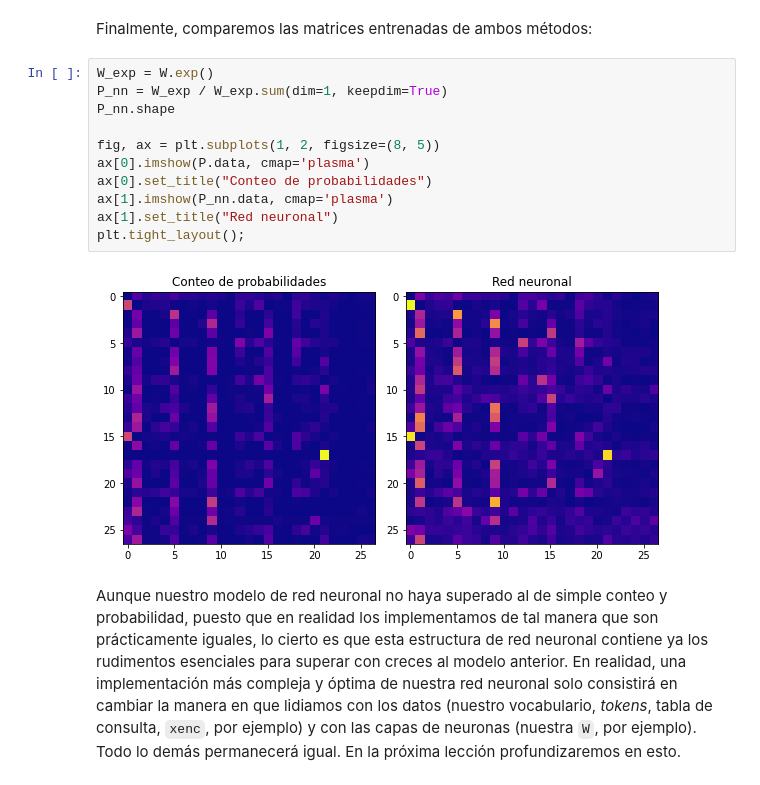
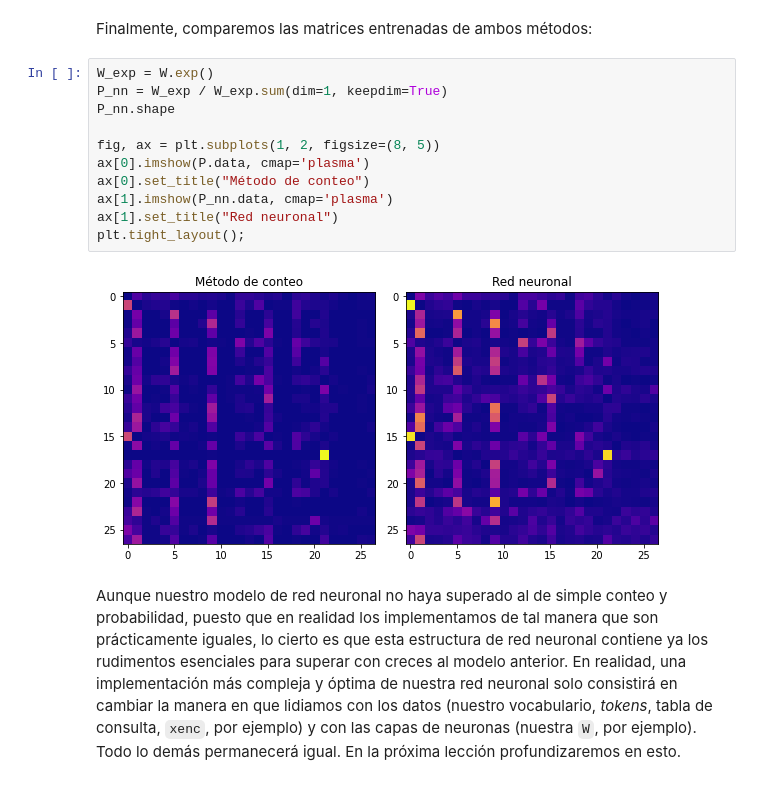
Before and after one commit to DanteNoguez/dantenoguez.github.io, a Jupyter notebook: ensayos/_build/jupyter_execute/notebooks/alfa/hacedor.ipynb, the cells around one changed output. Cells and saved outputs as stored; diff of their text form.

```diff
--- a/ensayos/_build/jupyter_execute/notebooks/alfa/hacedor.ipynb
+++ b/ensayos/_build/jupyter_execute/notebooks/alfa/hacedor.ipynb
@@ -732,16 +732,16 @@ Finalmente, comparemos las matrices entrenadas de ambos métodos:
 # %%
 W_exp = W.exp()
 P_nn = W_exp / W_exp.sum(dim=1, keepdim=True)
 P_nn.shape
 
 fig, ax = plt.subplots(1, 2, figsize=(8, 5))
 ax[0].imshow(P.data, cmap='plasma')
-ax[0].set_title("Conteo de probabilidades")
+ax[0].set_title("Método de conteo")
 ax[1].imshow(P_nn.data, cmap='plasma')
 ax[1].set_title("Red neuronal")
 plt.tight_layout();
 # %% [output]
-[figure, old version]
+[figure, new version]
 # %% [markdown]
 Aunque nuestro modelo de red neuronal no haya superado al de simple conteo y probabilidad, puesto que en realidad los implementamos de tal manera que son prácticamente iguales, lo cierto es que esta estructura de red neuronal contiene ya los rudimentos esenciales para superar con creces al modelo anterior. En realidad, una implementación más compleja y óptima de nuestra red neuronal solo consistirá en cambiar la manera en que lidiamos con los datos (nuestro vocabulario, *tokens*, tabla de consulta, `xenc`, por ejemplo) y con las capas de neuronas (nuestra `W`, por ejemplo). Todo lo demás permanecerá igual. En la próxima lección profundizaremos en esto.
 # %% [markdown]
```
Also changed, not shown: parts of 3 cells of this notebook, 17 other files.
